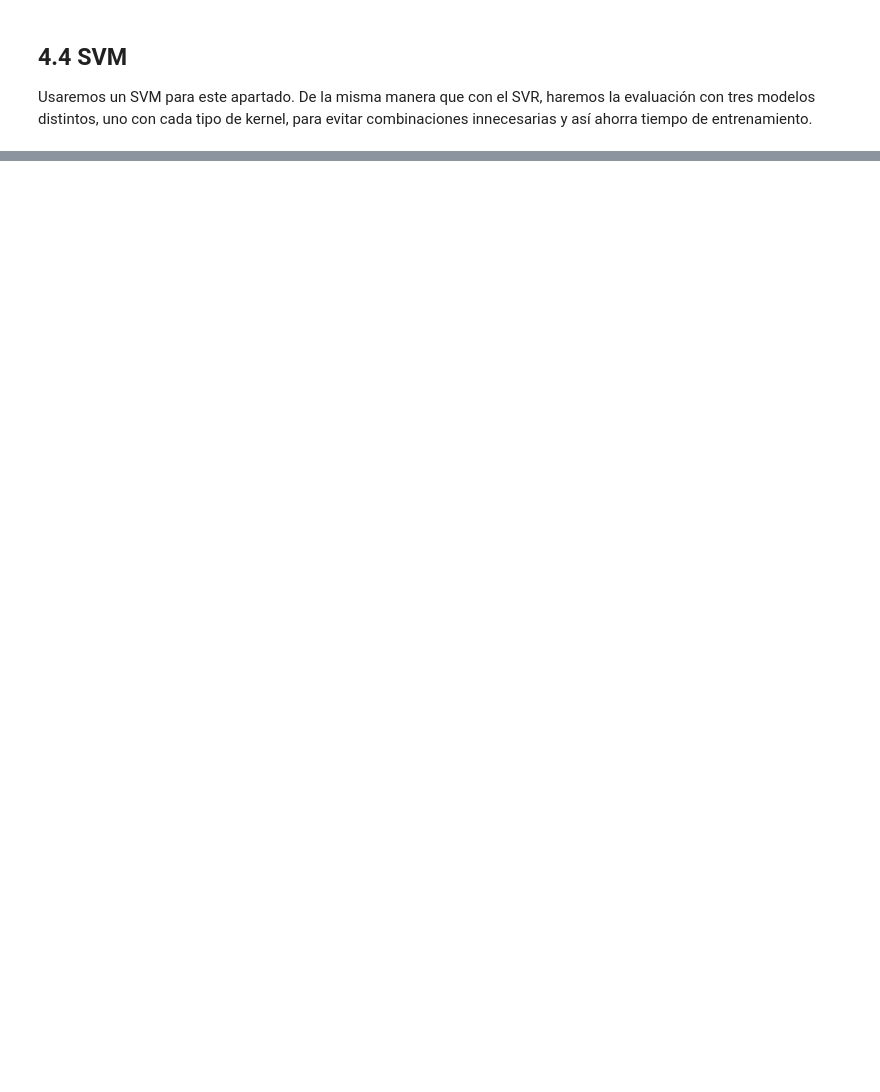
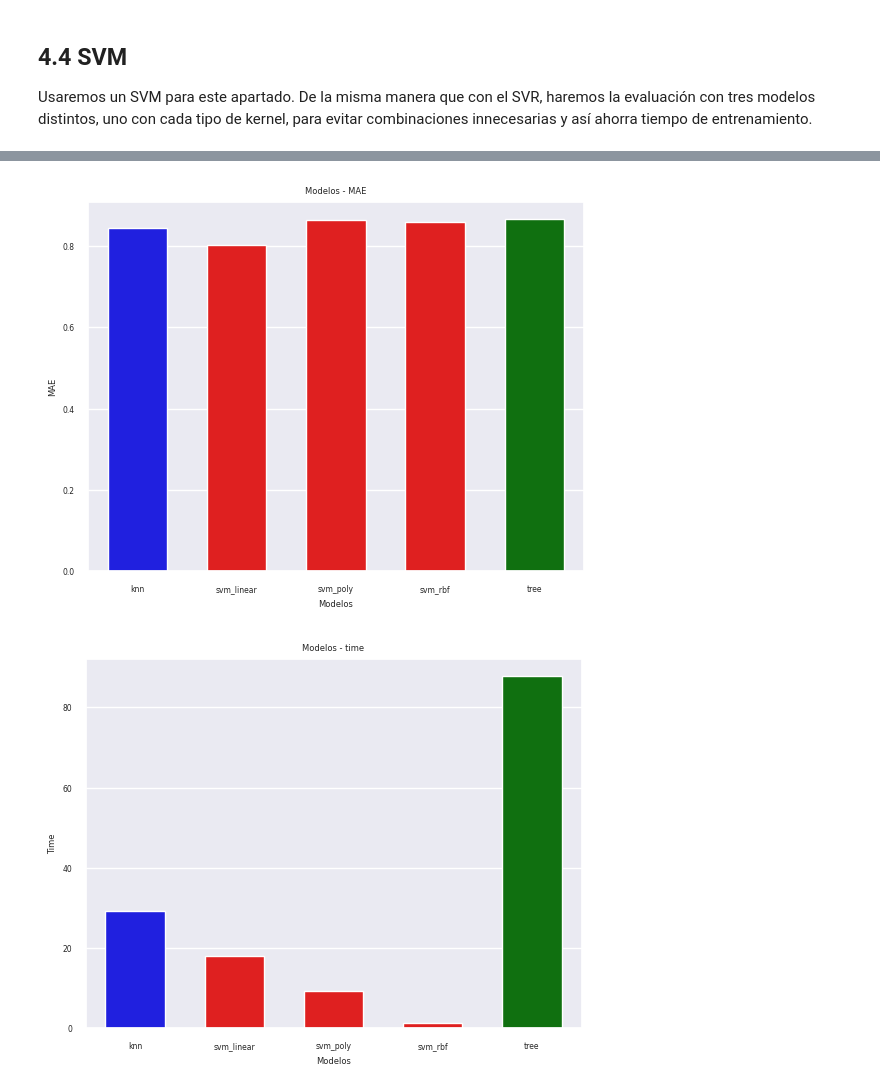
Before and after one commit to CLopMan/aprendizajeAutomatico-G03, a Jupyter notebook: AA_G03_Clasificacion.ipynb, the cells around one changed output, grey strips where cells are left out. Drawn from its saved outputs; the diff is of its cells as text; code cells hidden in the pictures; blank space fills up the shorter version.

```diff
--- a/AA_G03_Clasificacion.ipynb
+++ b/AA_G03_Clasificacion.ipynb
@@ -25,8 +23,8 @@ Mounted at /content/drive
 # %%
 import pandas as pd
 
-raw_data = pd.read_csv("/content/drive/MyDrive/wind_ava.csv") # cambiar para la entrega final
-#raw_data = pd.read_csv("wind_ava.csv.gz", compression='gzip')
+#raw_data = pd.read_csv("/content/drive/MyDrive/wind_ava.csv") # cambiar para la entrega final
+raw_data = pd.read_csv("wind_ava.csv.gz", compression='gzip')
 sotavento = raw_data.filter(regex='13$|energy|datetime') # eliminacion de instancias no referentes a Sotavento
 
 Q3 = sotavento["energy"].quantile(0.75)
@@ -148,7 +146,7 @@ pipe = Pipeline([
       ])
 
 # Se crean los parametros
-param_grid = {"knn__n_neighbors": list(range(10, 40, 2)),
+param_grid = {"knn__n_neighbors": list(range(10, 40, 1)),
               "knn__weights": ["uniform", "distance"],
               "knn__algorithm": ["auto", "ball_tree", "kd_tree", "brute"],
               "knn__metric": ["euclidean", "manhattan", "chebyshev"]
@@ -157,8 +155,8 @@ param_grid = {"knn__n_neighbors": list(range(10, 40, 2)),
 # Se realiza la HPO
 grid = GridSearchCV(pipe,
                     param_grid,
-                    cv=3,
-                    scoring="f1_micro",
+                    cv=kfold,
+                    scoring="f1_weighted",
                     verbose=1,
                     n_jobs=-1)
 start = time()
@@ -187,6 +191,7 @@ kernels = ["linear", "poly", "rbf"]
 # Hiperparámetros kernel lineal
 param_grid_linear = {
               "svm__C": [1, 10, 100],
+              "svm__class_weight":[None, "balanced"]
               }
 
 # Hiperparámetros kernel poly
@@ -194,13 +199,15 @@ param_grid_poly = {
               "svm__C": [1, 10, 100],
               "svm__degree": list(range(1,4,1)),
               "svm__gamma": ["scale", "auto"],
-              "svm__coef0": [0.0, 0.1]
+              "svm__coef0": [0.0, 0.1],
+              "svm__class_weight":[None, "balanced"]
               }
 
 # Hiperparámetros kernel rbf
 param_grid_rbf = {
               "svm__C": [1, 10, 100],
-              "svm__gamma": ["scale", "auto"]
+              "svm__gamma": ["scale", "auto"],
+              "svm__class_weight":[None, "balanced"]
               }
 
 for k in kernels:
@@ -234,7 +241,7 @@ for k in kernels:
                       n_jobs=-1)
 
   start = time()
-  grid.fit(X_train_res, Y_train_res.values.ravel())
+  grid.fit(X_train, Y_train.values.ravel())
   end = time()
 
   print("\nLos mejores parámetros son:\n", grid.best_params_, "\n")
@@ -266,0 +315,30 @@ F1_score: 0.8022725050117353
+# %%
+import matplotlib.pyplot as plt
+import seaborn as sns
+# Colores del diagrama
+colores = ["blue", "red", "red", "red", "green"]
+sns.set(font_scale=0.5)
+
+# Valores del mae
+titulos_mae = f1_score.keys()
+valores_mae = f1_score.values()
+titulos_time = train_time.keys()
+valores_time = train_time.values()
+
+# Plotear el mae
+sns.barplot(x=titulos_mae, y=valores_mae, width=0.6, palette=colores, hue=titulos_mae, legend=False)
+
+plt.xlabel("Modelos")
+plt.ylabel("MAE")
+plt.title("Modelos - MAE")
+
+plt.show()
+
+sns.barplot(x=titulos_time, y=valores_time, width=0.6, palette=colores, hue=titulos_time, legend=False)
+plt.xlabel("Modelos")
+plt.ylabel("Time")
+plt.title("Modelos - time")
+plt.show()
+# %% [output]
+[figure, added]
+[figure, added]
```
Also changed, not shown: parts of 7 cells of this notebook, 1 other file.
